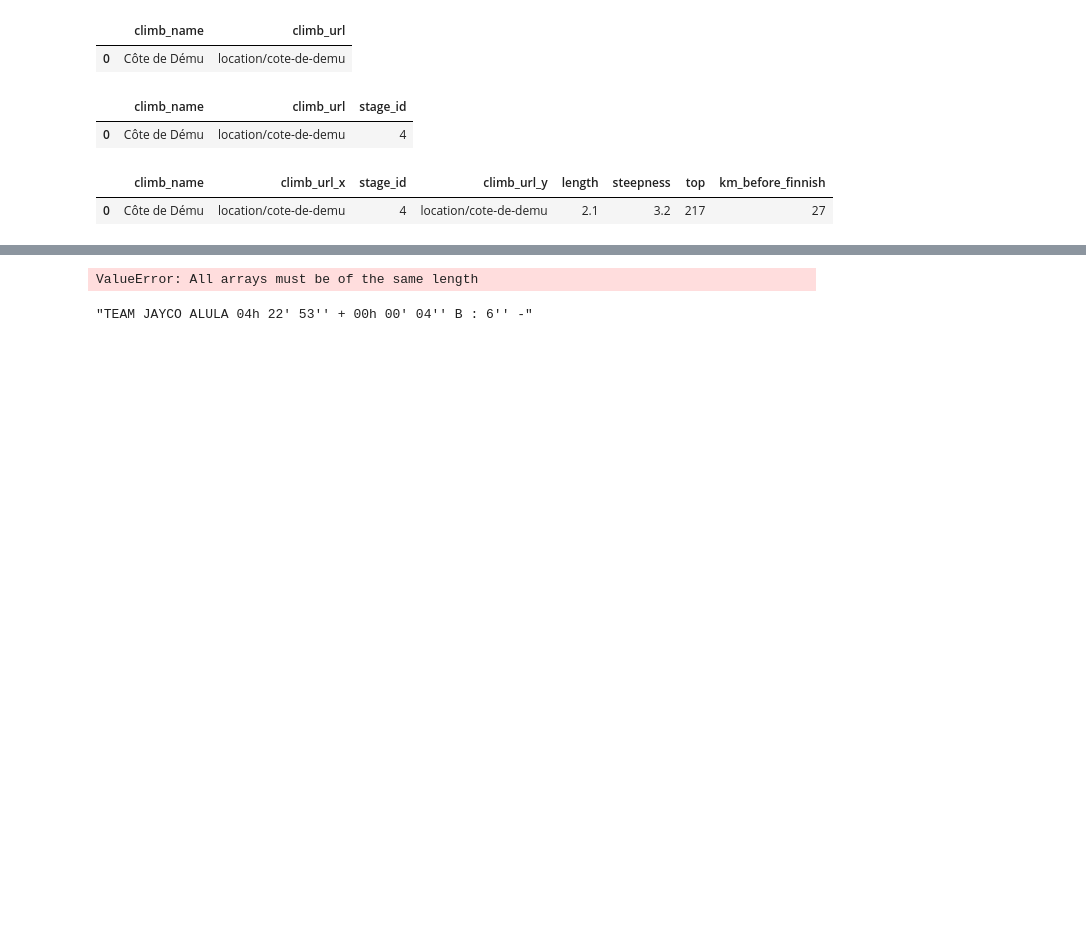
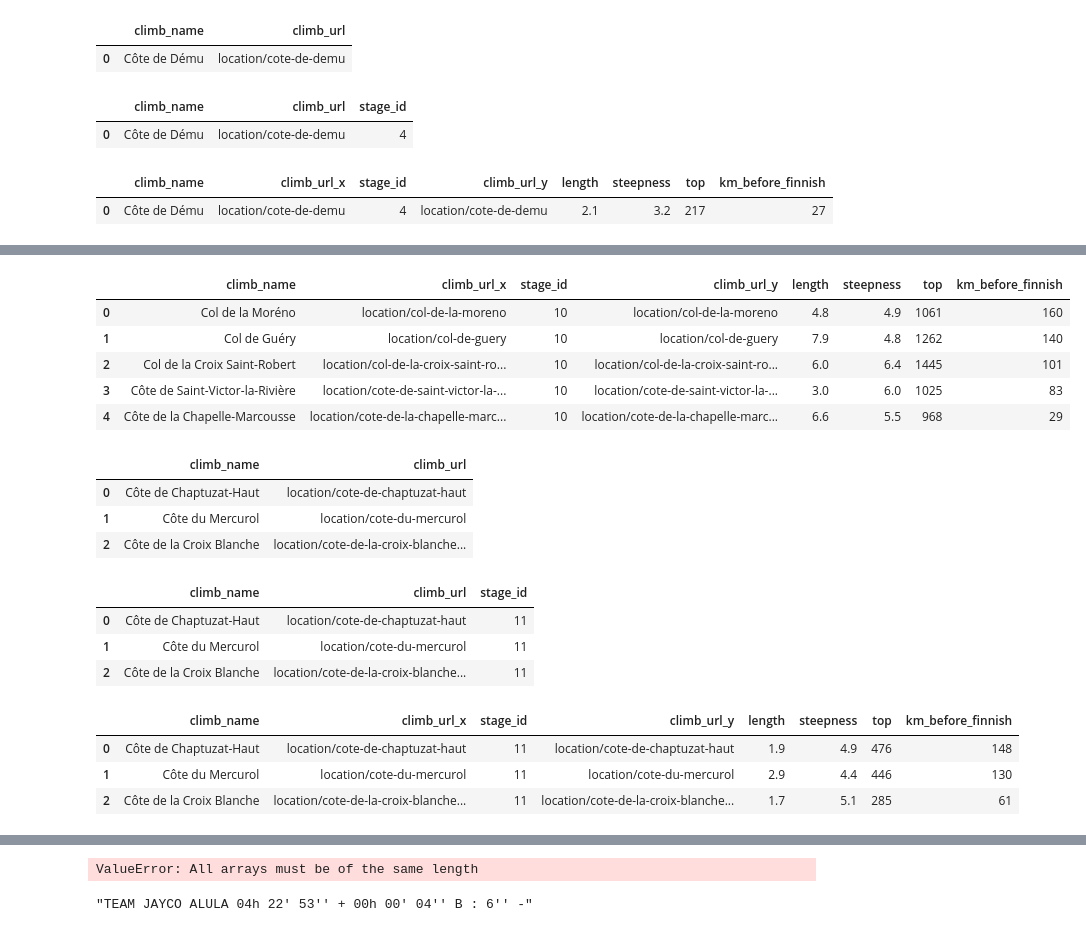
Before and after one commit to luisgh87/w4-project_ETL, a Jupyter notebook: le_grande_boucle.ipynb, the cells around one changed output, grey strips where cells are left out. Saved outputs shown, nothing was run; the diff lists cells and outputs as text; code cells hidden in the pictures; blank space fills up the shorter version.

Commit message:
climbs terminados

```diff
--- a/le_grande_boucle.ipynb
+++ b/le_grande_boucle.ipynb
@@ -349,0 +555,10 @@ stage4_climb_df.to_csv('stage4_climb.csv', index=False)
+# %%
+stage9 = Stage("race/tour-de-france/2023/stage-10")
+
+stage10 = stage9.climbs()
+
+stage10
+
+stage10_df = pd.DataFrame(stage10)
+
+stage10_df
@@ -349,0 +572,6 @@ stage4_climb_df.to_csv('stage4_climb.csv', index=False)
+# %%
+# Crear una cloumna de stage_id en el dataframe de stage8 con el valor de 10
+
+stage10_df['stage_id'] = 10
+
+stage10_df
@@ -349,0 +585,13 @@ stage4_climb_df.to_csv('stage4_climb.csv', index=False)
+# %%
+# hacer un merge de stage10_df con climb_df para tener un dataframe con los datos de stage7 y climb
+
+stage10_climb_df = pd.merge(stage10_df, climbs_df, on='climb_name')
+
+stage10_climb_df
+# %% [output]
+|  | climb_name | climb_url_x | stage_id | climb_url_y | length | steepness | top | km_before_finnish |
+| 0 | Col de la Moréno | location/col-de-la-moreno | 10 | location/col-de-la-moreno | 4.8 | 4.9 | 1061 | 160 |
+| 1 | Col de Guéry | location/col-de-guery | 10 | location/col-de-guery | 7.9 | 4.8 | 1262 | 140 |
+| 2 | Col de la Croix Saint-Robert | location/col-de-la-croix-saint-ro... | 10 | location/col-de-la-croix-saint-ro... | 6.0 | 6.4 | 1445 | 101 |
+| 3 | Côte de Saint-Victor-la-Rivière | location/cote-de-saint-victor-la-... | 10 | location/cote-de-saint-victor-la-... | 3.0 | 6.0 | 1025 | 83 |
+| 4 | Côte de la Chapelle-Marcousse | location/cote-de-la-chapelle-marc... | 10 | location/cote-de-la-chapelle-marc... | 6.6 | 5.5 | 968 | 29 |
@@ -349,0 +602,37 @@ stage4_climb_df.to_csv('stage4_climb.csv', index=False)
+# %%
+stage10 = Stage("race/tour-de-france/2023/stage-11")
+
+stage11 = stage10.climbs()
+
+stage11
+
+stage11_df = pd.DataFrame(stage11)
+
+stage11_df
+# %% [output]
+|  | climb_name | climb_url |
+| 0 | Côte de Chaptuzat-Haut | location/cote-de-chaptuzat-haut |
+| 1 | Côte du Mercurol | location/cote-du-mercurol |
+| 2 | Côte de la Croix Blanche | location/cote-de-la-croix-blanche... |
+# %%
+# Crear una cloumna de stage_id en el dataframe de stage8 con el valor de 11
+
+stage11_df['stage_id'] = 11
+
+stage11_df
+# %% [output]
+|  | climb_name | climb_url | stage_id |
+| 0 | Côte de Chaptuzat-Haut | location/cote-de-chaptuzat-haut | 11 |
+| 1 | Côte du Mercurol | location/cote-du-mercurol | 11 |
+| 2 | Côte de la Croix Blanche | location/cote-de-la-croix-blanche... | 11 |
+# %%
+# hacer un merge de stage10_df con climb_df para tener un dataframe con los datos de stage7 y climb
+
+stage11_climb_df = pd.merge(stage11_df, climbs_df, on='climb_name')
+
+stage11_climb_df
+# %% [output]
+|  | climb_name | climb_url_x | stage_id | climb_url_y | length | steepness | top | km_before_finnish |
+| 0 | Côte de Chaptuzat-Haut | location/cote-de-chaptuzat-haut | 11 | location/cote-de-chaptuzat-haut | 1.9 | 4.9 | 476 | 148 |
+| 1 | Côte du Mercurol | location/cote-du-mercurol | 11 | location/cote-du-mercurol | 2.9 | 4.4 | 446 | 130 |
+| 2 | Côte de la Croix Blanche | location/cote-de-la-croix-blanche... | 11 | location/cote-de-la-croix-blanche... | 1.7 | 5.1 | 285 | 61 |
```
Also changed, not shown: parts of 35 cells of this notebook, 11 other files.
